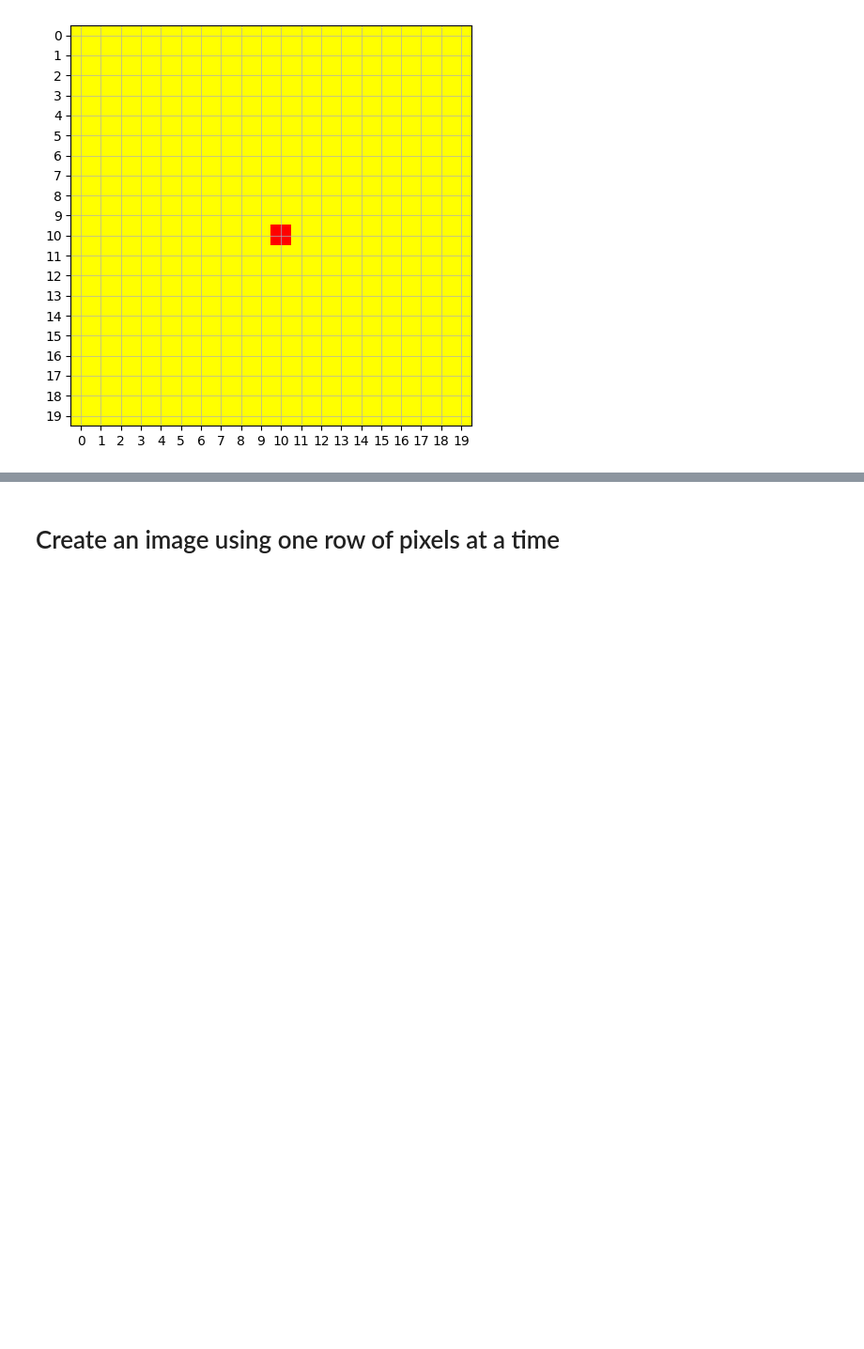
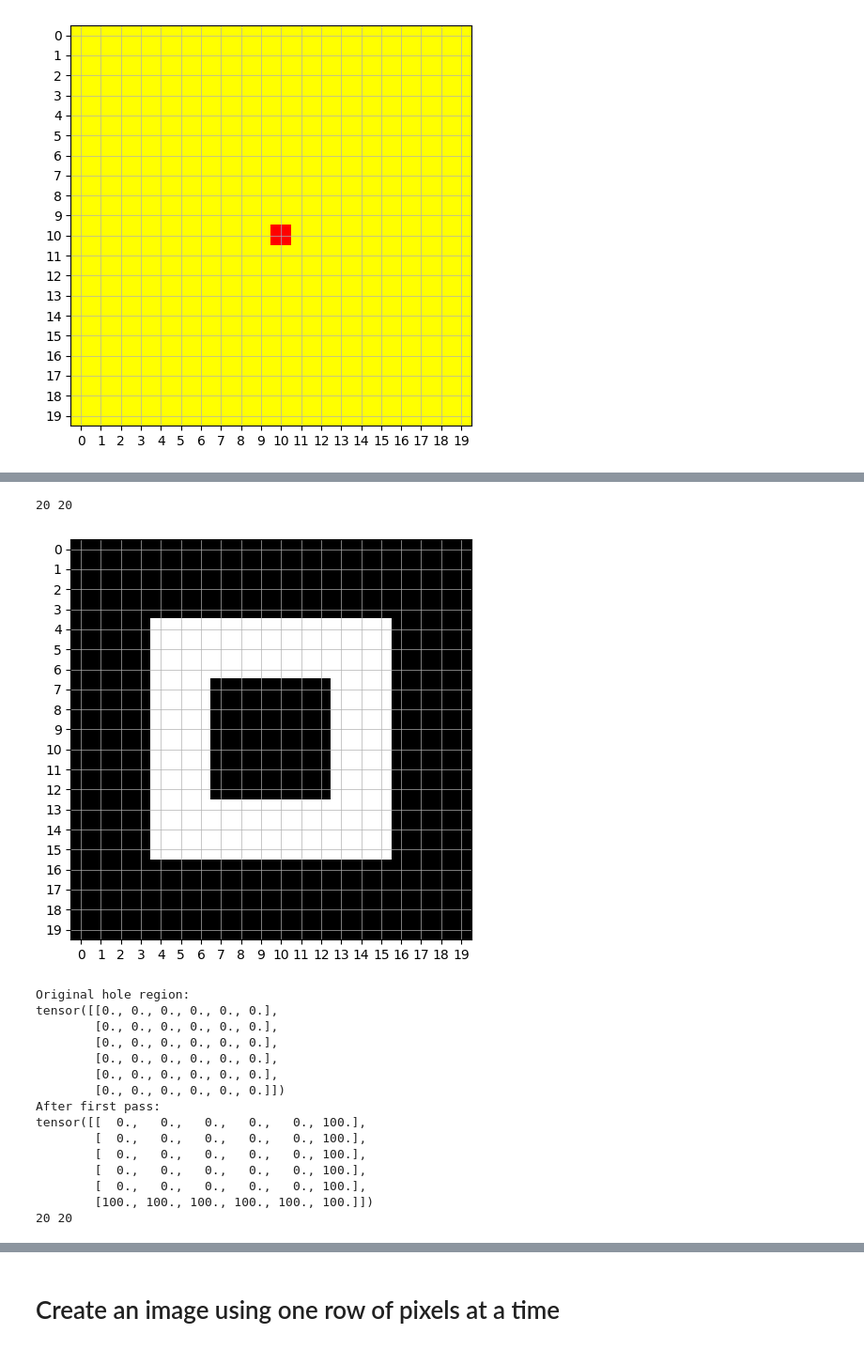
Before and after one commit to pepealania/appointments-mgmt, a Jupyter notebook: Session_8_Create_videos.ipynb, the cells around one changed output, grey strips where cells are left out. Shown at 94% size. Cells and saved outputs as stored; diff of their text form; code cells hidden in the pictures; blank space fills up the shorter version.

```diff
--- a/Session_8_Create_videos.ipynb
+++ b/Session_8_Create_videos.ipynb
@@ -71,0 +101,77 @@ im_show(frame1)
+# %%
+import numpy as np
+import torch
+import torch.nn.functional as F
+
+# -------------------------
+# Define image size
+# -------------------------
+rows = 20
+cols = 20
+
+white   = "%02x%02x%02x" % (255, 255, 255)
+black   = "%02x%02x%02x" % (0, 0, 0)
+
+background = black
+patch_value = white
+hole_value = black
+
+# -------------------------
+# Create display image
+# -------------------------
+frame1 = np.full((rows, cols), background)
+
+# 12x12 bright patch centered
+# rows 4:16, cols 4:16
+frame1[4:16, 4:16] = patch_value
+
+# 6x6 hole centered inside
+# rows 7:13, cols 7:13
+frame1[7:13, 7:13] = hole_value
+
+im_show(frame1)
+
+# Numeric version (0 background, 100 patch)
+I = torch.zeros((1,1,20,20))
+
+I[:,:,4:16,4:16] = 100      # bright patch
+I[:,:,7:13,7:13] = 0        # hole
+
+print("Original hole region:")
+print(I[0,0,7:13,7:13])
+
+O = F.max_pool2d(I, kernel_size=2, stride=1)
+
+print("After first pass:")
+print(O[0,0,7:13,7:13])
+
+frame2 = np.full((rows, cols), background)
+
+# Convert pooled tensor to numpy
+O_np = O[0,0].numpy()
+
+# Fill display image
+for i in range(O_np.shape[0]):
+    for j in range(O_np.shape[1]):
+        if O_np[i,j] == 100:
+            frame2[i,j] = white
+
+im_show(frame2)
+# %% [output]
+20 20
+[figure, added]
+Original hole region:
+tensor([[0., 0., 0., 0., 0., 0.],
+        [0., 0., 0., 0., 0., 0.],
+        [0., 0., 0., 0., 0., 0.],
+        [0., 0., 0., 0., 0., 0.],
+        [0., 0., 0., 0., 0., 0.],
+        [0., 0., 0., 0., 0., 0.]])
+After first pass:
+tensor([[  0.,   0.,   0.,   0.,   0., 100.],
+        [  0.,   0.,   0.,   0.,   0., 100.],
+        [  0.,   0.,   0.,   0.,   0., 100.],
+        [  0.,   0.,   0.,   0.,   0., 100.],
+        [  0.,   0.,   0.,   0.,   0., 100.],
+        [100., 100., 100., 100., 100., 100.]])
+20 20
```
Also changed, not shown: parts of 4 cells of this notebook.
